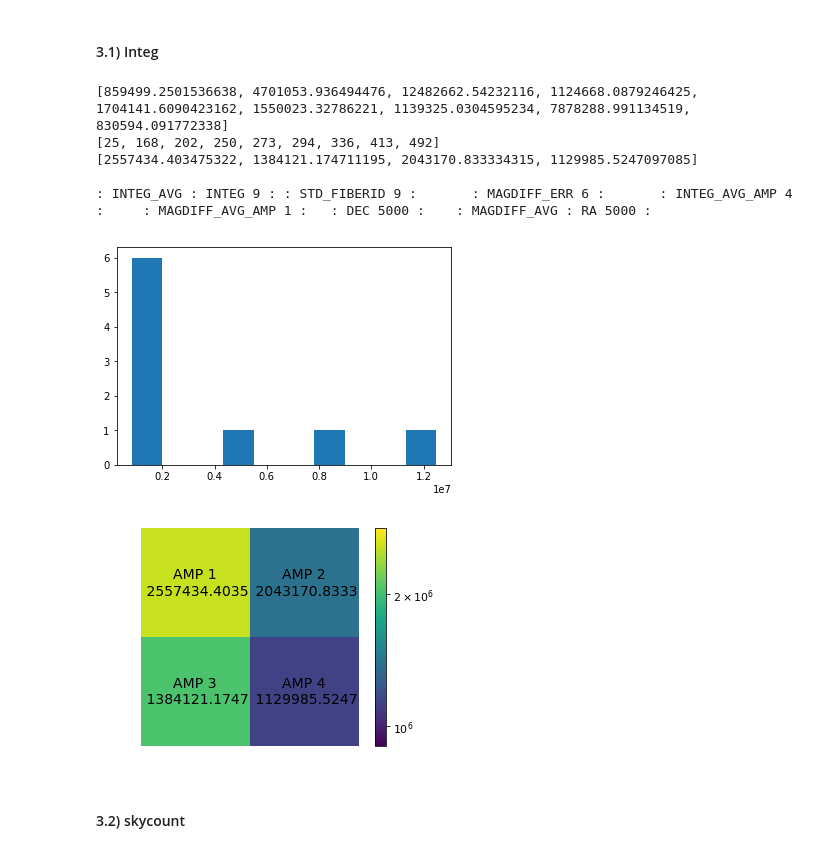
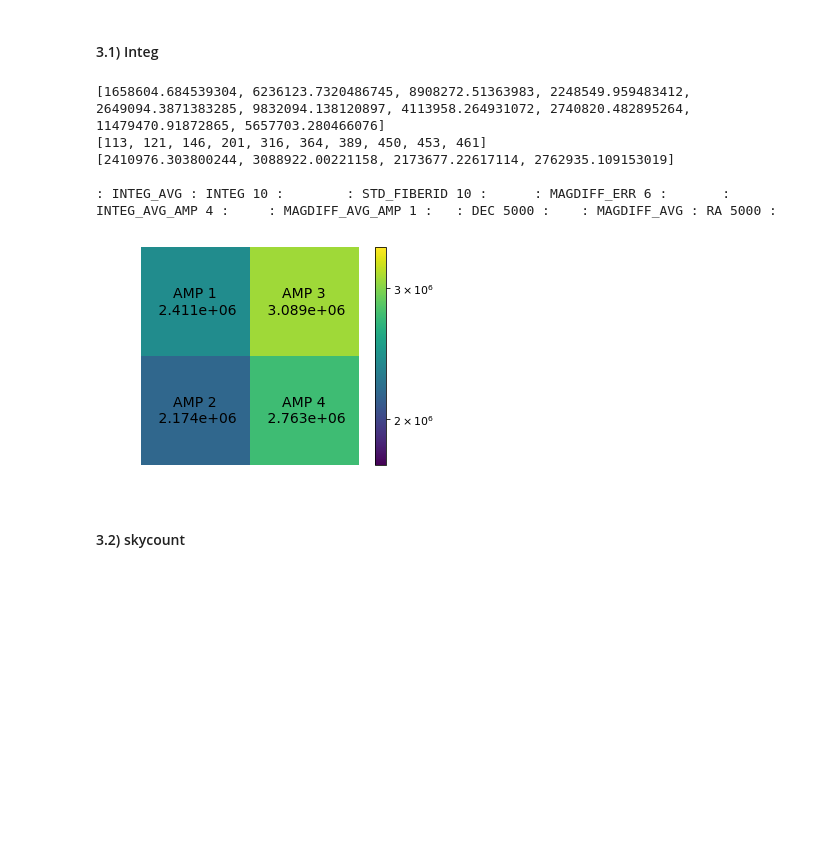
Before and after one commit to felipeaoli/bokeh-plots, a Jupyter notebook: Static Plots.ipynb, the cells around one changed output. Saved outputs shown, nothing was run; the diff lists cells and outputs as text; code cells hidden in the pictures; blank space fills up the shorter version.

```diff
--- a/Static Plots.ipynb
+++ b/Static Plots.ipynb
@@ -33,5 +88,5 @@ def grid_plot(qa, key):
 # %%
-cam, exp, night = 'z0', '00000003', '20190101'
+cam, exp, night = 'r3', '00000003', '20190101'
 print "\n\nTests for the available scalars and using yaml output\n", "="*50
 print "TO DO:\n *docs of functions \n *what more else?"
 lm = LoadMetrics(cam, exp, night)
@@ -45,4 +118,4 @@ print lm.qa_status('countpix')
 ALARM
 # %%
 
-metrics, tests  = lm.Load_metrics_n_tests()
+metrics, tests  = lm.metrics, lm.tests
@@ -157,6 +209,8 @@ float: BIN_SZ 0.1
 # %% [markdown]
 #### 1.1) CountPix
 # %%
+def save(name):
+    plt.savefig( "pngplots/{}.png".format(name))
 #preproc
 
 grid =np.array([[0,1],[0,1]])
@@ -171,8 +225,9 @@ im         = ax.imshow(to_plot,  interpolation='nearest',norm=LogNorm(vmin=vmin,
 ax.axis('off')
 for (j, i), _ in np.ndenumerate(grid):
     label = 'AMP {}\n {}'.format(i+j+j+1, to_plot[i,j])
-    ax.text(i,j,label,ha='center',va='center', color='black', fontsize=14)
+    ax.text(j,i, label,ha='center',va='center', color='black', fontsize=14)
 
 cb = plt.colorbar(im,ax=ax)
 cb.ax.tick_params(labelsize=11)
+save('countpix')
 # %% [output]
@@ -271,24 +332,24 @@ for i, key in enumerate(['NBINSHIGH', 'NBINSLOW', 'NBINSMED']):
 # %%
 print integ['INTEG']
 print integ['STD_FIBERID']
 print integ['INTEG_AVG_AMP'],'\n'
 int_k =  list(integ.viewkeys())
 for k in int_k:
     try:
         print':', k, len(integ[k]),':\t',
     except:
         pass
 
-plt.hist(integ['INTEG'])
-grid_plot(integ,'INTEG_AVG_AMP')
+#plt.hist(integ['INTEG'])
+grid_plot_sci(integ,'INTEG_AVG_AMP')
+save('integ')
 # %% [output]
-[859499.2501536638, 4701053.936494476, 12482662.54232116, 1124668.0879246425, 1704141.6090423162, 1550023.32786221, 1139325.0304595234, 7878288.991134519, 830594.091772338]
-[25, 168, 202, 250, 273, 294, 336, 413, 492]
-[2557434.403475322, 1384121.174711195, 2043170.833334315, 1129985.5247097085]
+[1658604.684539304, 6236123.7320486745, 8908272.51363983, 2248549.959483412, 2649094.3871383285, 9832094.138120897, 4113958.264931072, 2740820.482895264, 11479470.91872865, 5657703.280466076]
+[113, 121, 146, 201, 316, 364, 389, 450, 453, 461]
+[2410976.303800244, 3088922.00221158, 2173677.22617114, 2762935.109153019]
 
-: INTEG_AVG : INTEG 9 : : STD_FIBERID 9 :       : MAGDIFF_ERR 6 :       : INTEG_AVG_AMP 4 :     : MAGDIFF_AVG_AMP 1 :   : DEC 5000 :    : MAGDIFF_AVG : RA 5000 :
+: INTEG_AVG : INTEG 10 :        : STD_FIBERID 10 :      : MAGDIFF_ERR 6 :       : INTEG_AVG_AMP 4 :     : MAGDIFF_AVG_AMP 1 :   : DEC 5000 :    : MAGDIFF_AVG : RA 5000 :
-[figure, old version]
+[figure, new version]
-[figure, removed]
 # %% [markdown]
 #### 3.2) skycount
 # %%
```
Also changed, not shown: parts of 24 cells of this notebook, 3 other files.
